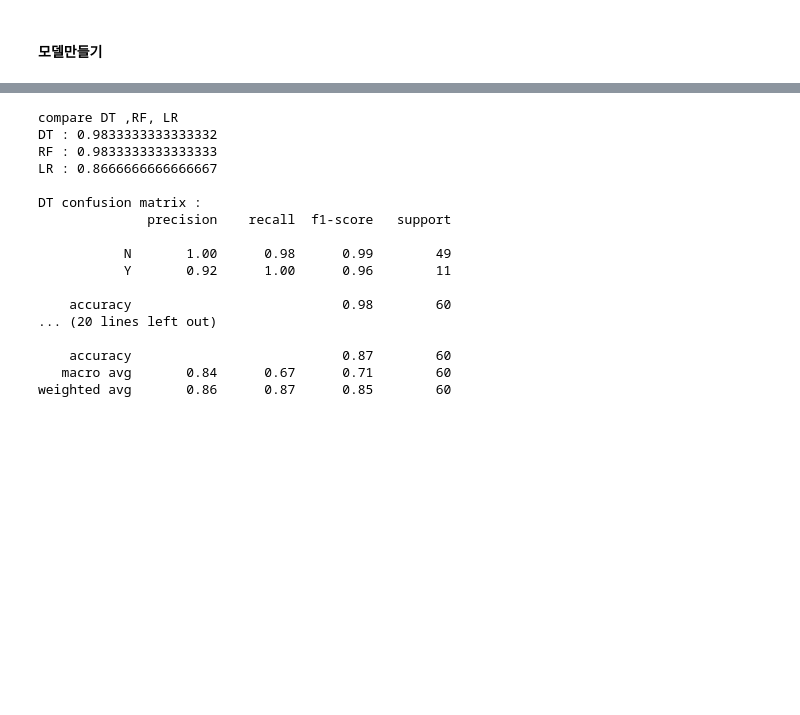
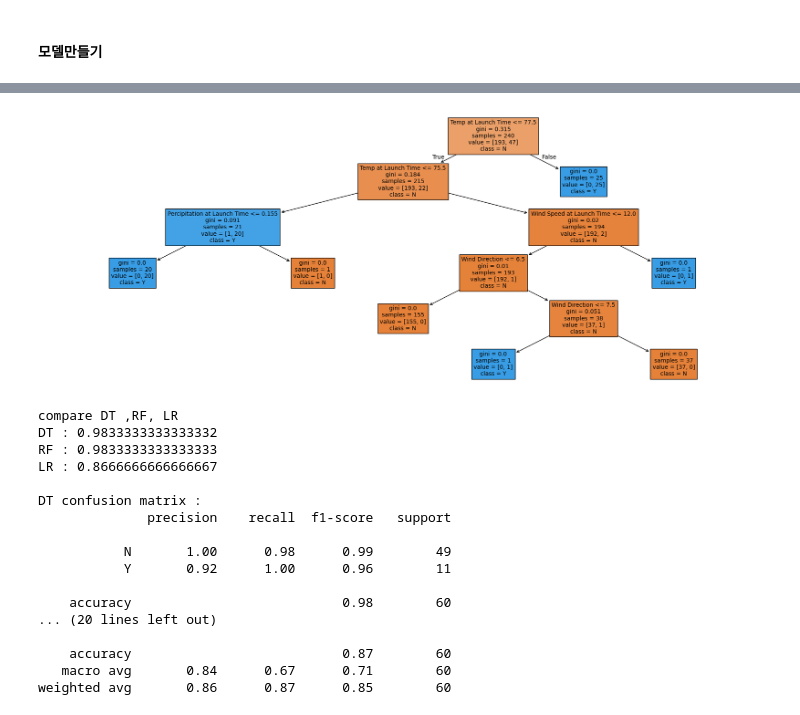
Before and after one commit to jiminxchris/pythonmlproject20260205, a Jupyter notebook: 04_RocketLaunch.ipynb, the cells around one changed output, grey strips where cells are left out. Cells and saved outputs as stored; diff of their text form; code cells hidden in the pictures; blank space fills up the shorter version.

```diff
--- a/04_RocketLaunch.ipynb
+++ b/04_RocketLaunch.ipynb
@@ -239,3 +283,12 @@ from sklearn.tree import DecisionTreeClassifier
+# %%
+from sklearn.tree import plot_tree
+
+plt.figure(figsize=(18, 7))
+plot_tree(dt, feature_names= dt.feature_names_in_, class_names= ['N', 'Y'], filled=True) #
+plt.tight_layout()
+plt.show()
+# %% [output]
+[figure, added]
 # %%
 # plot_tree
 # 특성중요도 시각화 feature_importances_
```
Also changed, not shown: parts of 9 cells of this notebook.
